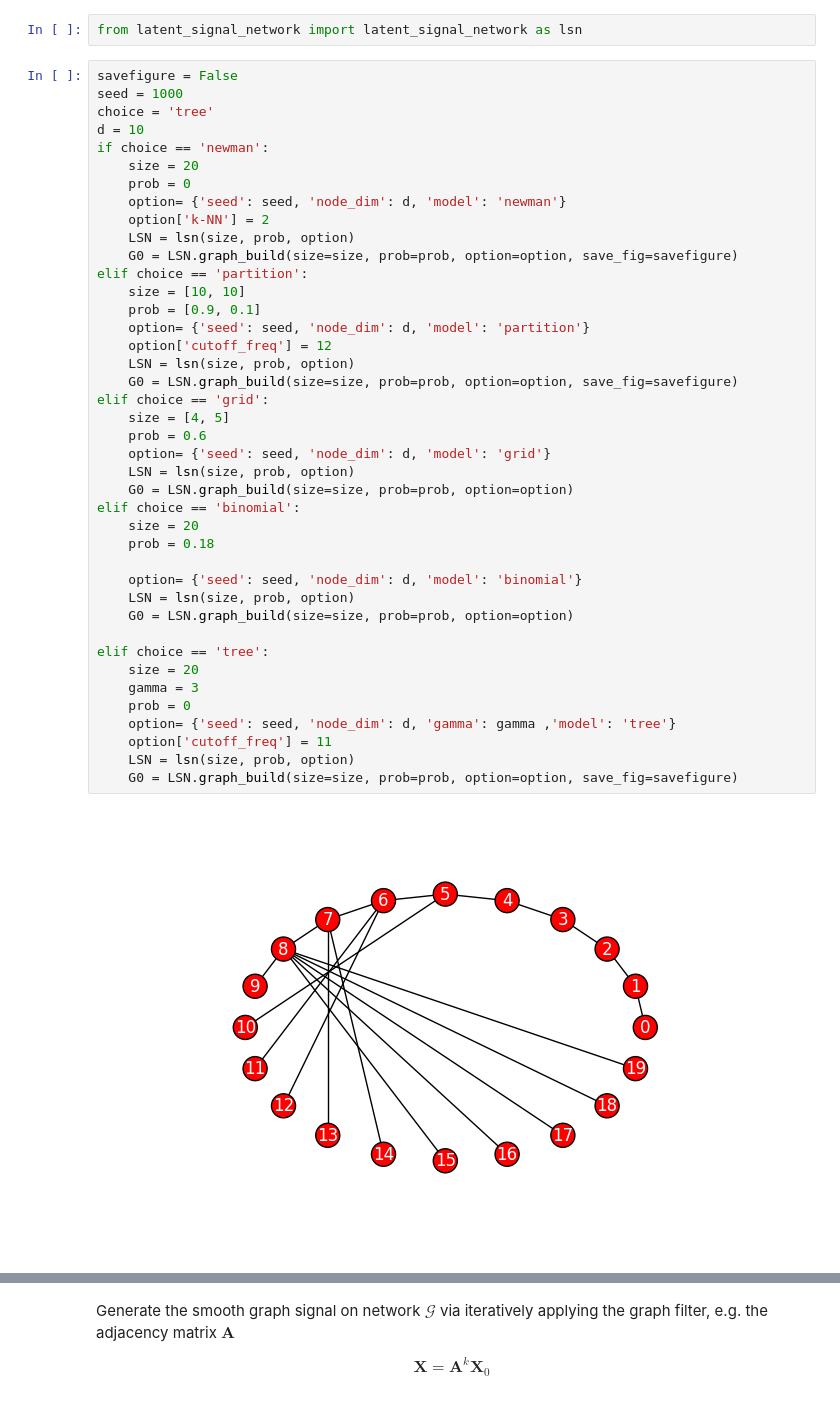
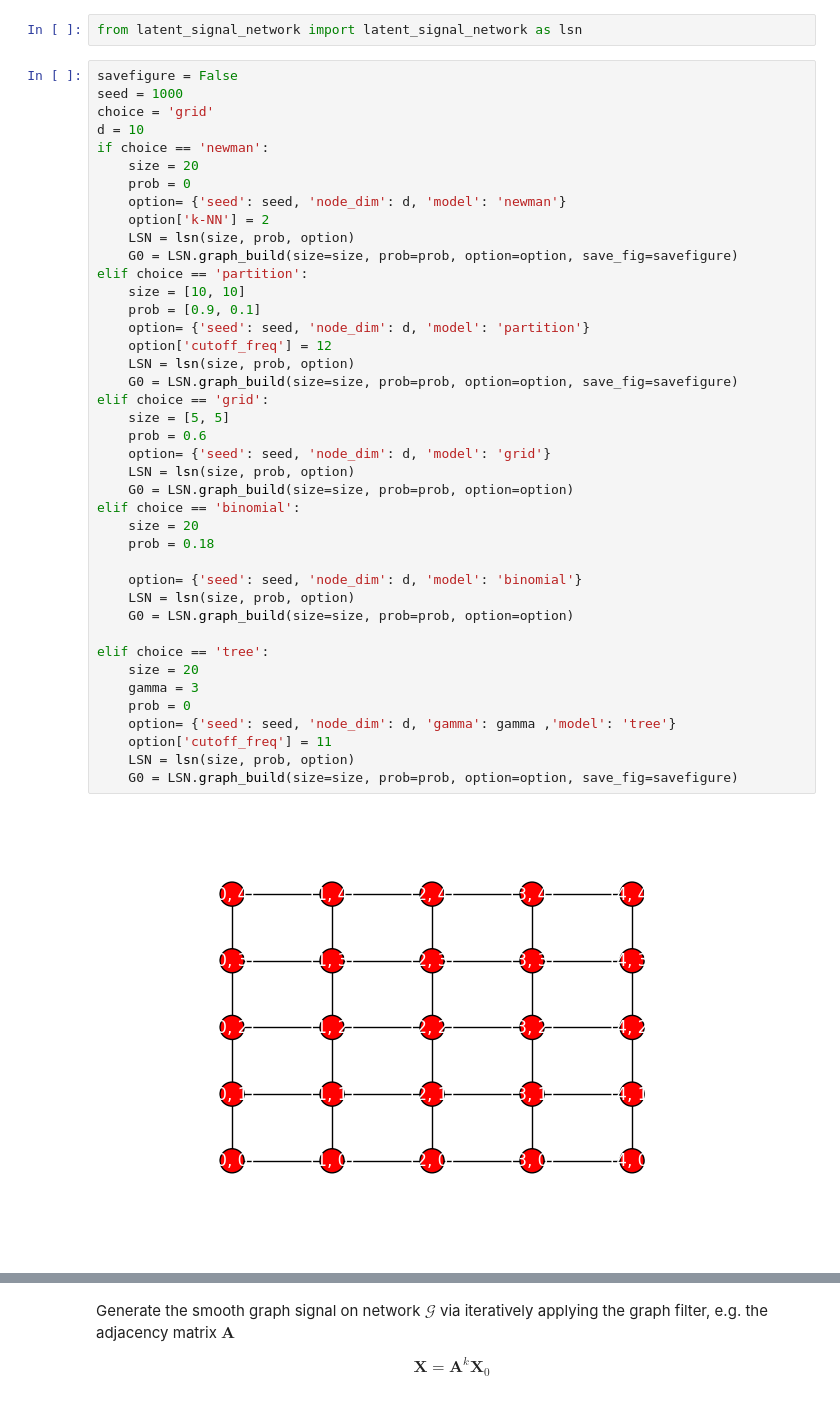
Before and after one commit to TianpeiLuke/LatNet, a Jupyter notebook: src/30012017_01.ipynb, the cells around one changed output, grey strips where cells are left out. Drawn from its saved outputs; the diff is of its cells as text.

```diff
--- a/src/30012017_01.ipynb
+++ b/src/30012017_01.ipynb
@@ -17,7 +17,7 @@ from latent_signal_network import latent_signal_network as lsn
 # %%
 savefigure = False
 seed = 1000
-choice = 'tree'
+choice = 'grid'
 d = 10
 if choice == 'newman':
     size = 20
@@ -28,33 +28,33 @@ if choice == 'newman':
     G0 = LSN.graph_build(size=size, prob=prob, option=option, save_fig=savefigure)
 elif choice == 'partition':
     size = [10, 10]
     prob = [0.9, 0.1]
     option= {'seed': seed, 'node_dim': d, 'model': 'partition'}
     option['cutoff_freq'] = 12
     LSN = lsn(size, prob, option)
     G0 = LSN.graph_build(size=size, prob=prob, option=option, save_fig=savefigure)
 elif choice == 'grid':
-    size = [4, 5]
+    size = [5, 5]
     prob = 0.6
     option= {'seed': seed, 'node_dim': d, 'model': 'grid'}
     LSN = lsn(size, prob, option)
     G0 = LSN.graph_build(size=size, prob=prob, option=option)
 elif choice == 'binomial':
     size = 20
     prob = 0.18
 
     option= {'seed': seed, 'node_dim': d, 'model': 'binomial'}
     LSN = lsn(size, prob, option)
     G0 = LSN.graph_build(size=size, prob=prob, option=option)
 
 elif choice == 'tree':
     size = 20
     gamma = 3
     prob = 0
     option= {'seed': seed, 'node_dim': d, 'gamma': gamma ,'model': 'tree'}
     option['cutoff_freq'] = 11
     LSN = lsn(size, prob, option)
     G0 = LSN.graph_build(size=size, prob=prob, option=option, save_fig=savefigure)
 # %% [output]
-[figure, old version]
+[figure, new version]
 # %%
```
Also changed, not shown: parts of 23 cells of this notebook, 4 other files.
